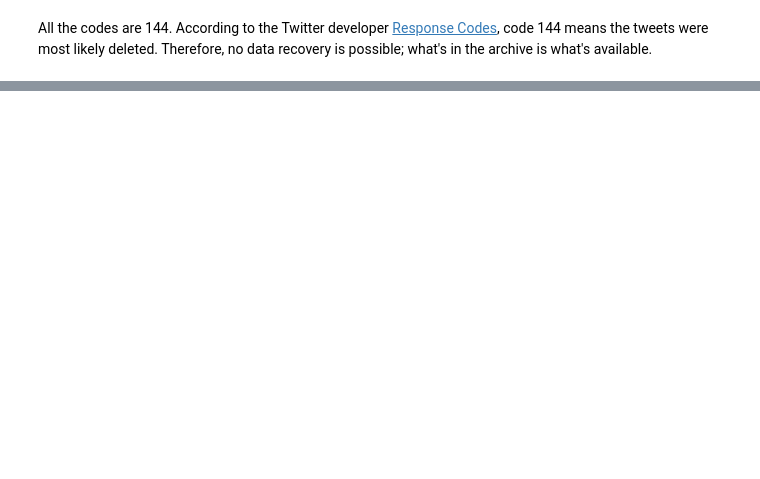
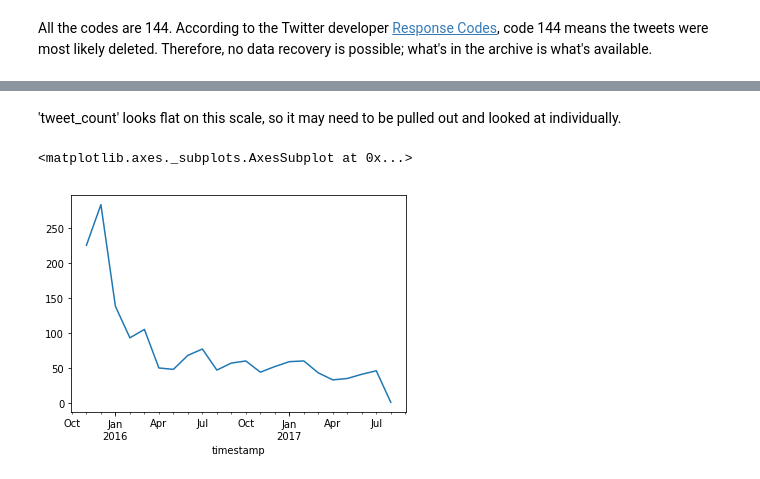
Before and after one commit to cmdellinger/Udacity, a Jupyter notebook: Data-Analysis-Nanodegree/Term 2/P2/wrangle_act.ipynb, the cells around one changed output, grey strips where cells are left out. Drawn from its saved outputs; the diff is of its cells as text; code cells hidden in the pictures; blank space fills up the shorter version.

```diff
--- a/Data-Analysis-Nanodegree/Term 2/P2/wrangle_act.ipynb
+++ b/Data-Analysis-Nanodegree/Term 2/P2/wrangle_act.ipynb
@@ -802,0 +1224,8 @@ All the codes are 144. According to the Twitter developer [Response Codes](https
+# %% [markdown]
+'tweet_count' looks flat on this scale, so it may need to be pulled out and looked at individually.
+# %%
+# plot 'tweet_count' individually
+tweet_counts_by_month.tweet_count.plot()
+# %% [output]
+<matplotlib.axes._subplots.AxesSubplot at 0x...>
+[figure, added]
```
Also changed, not shown: parts of 161 cells of this notebook, 8 other files.
